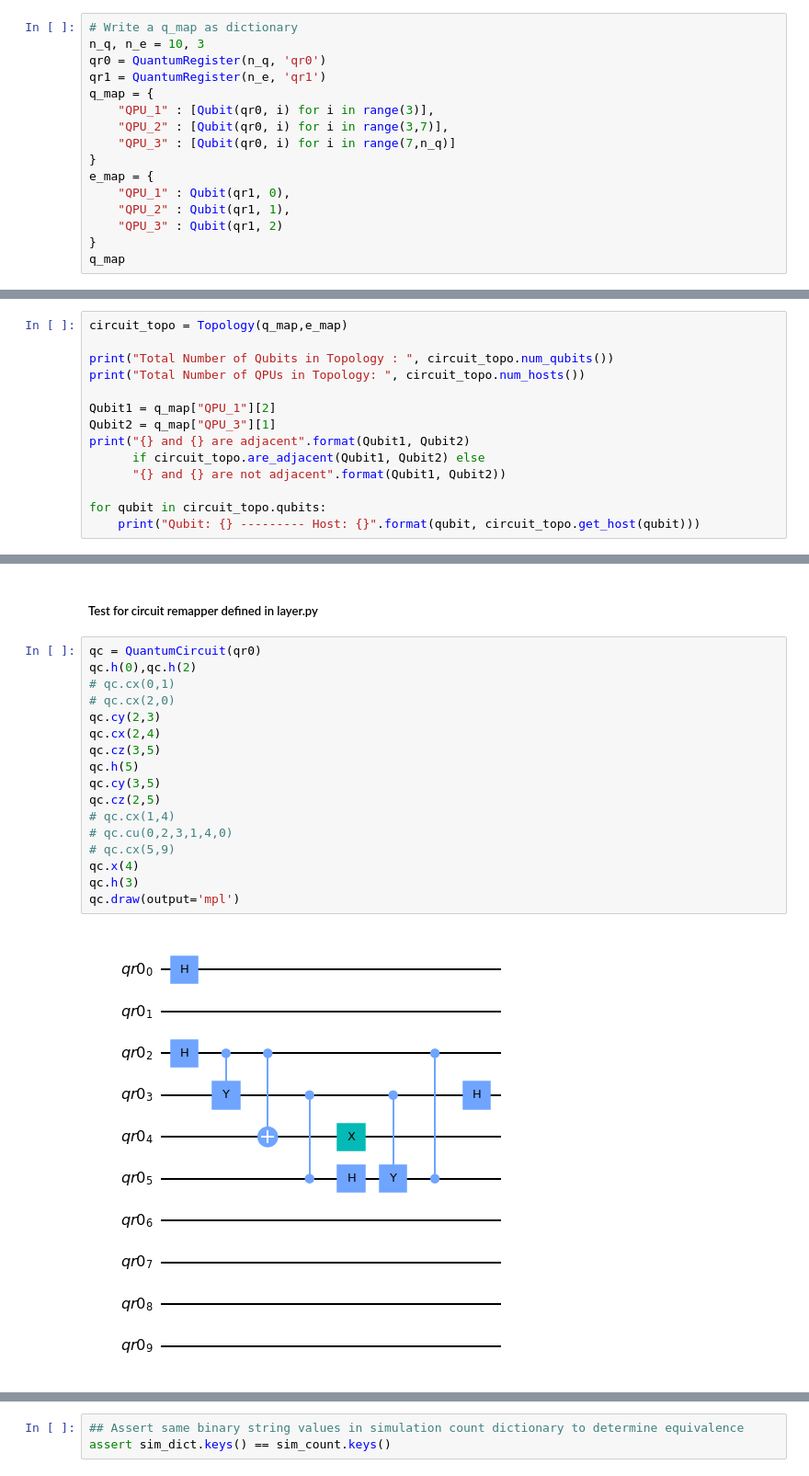
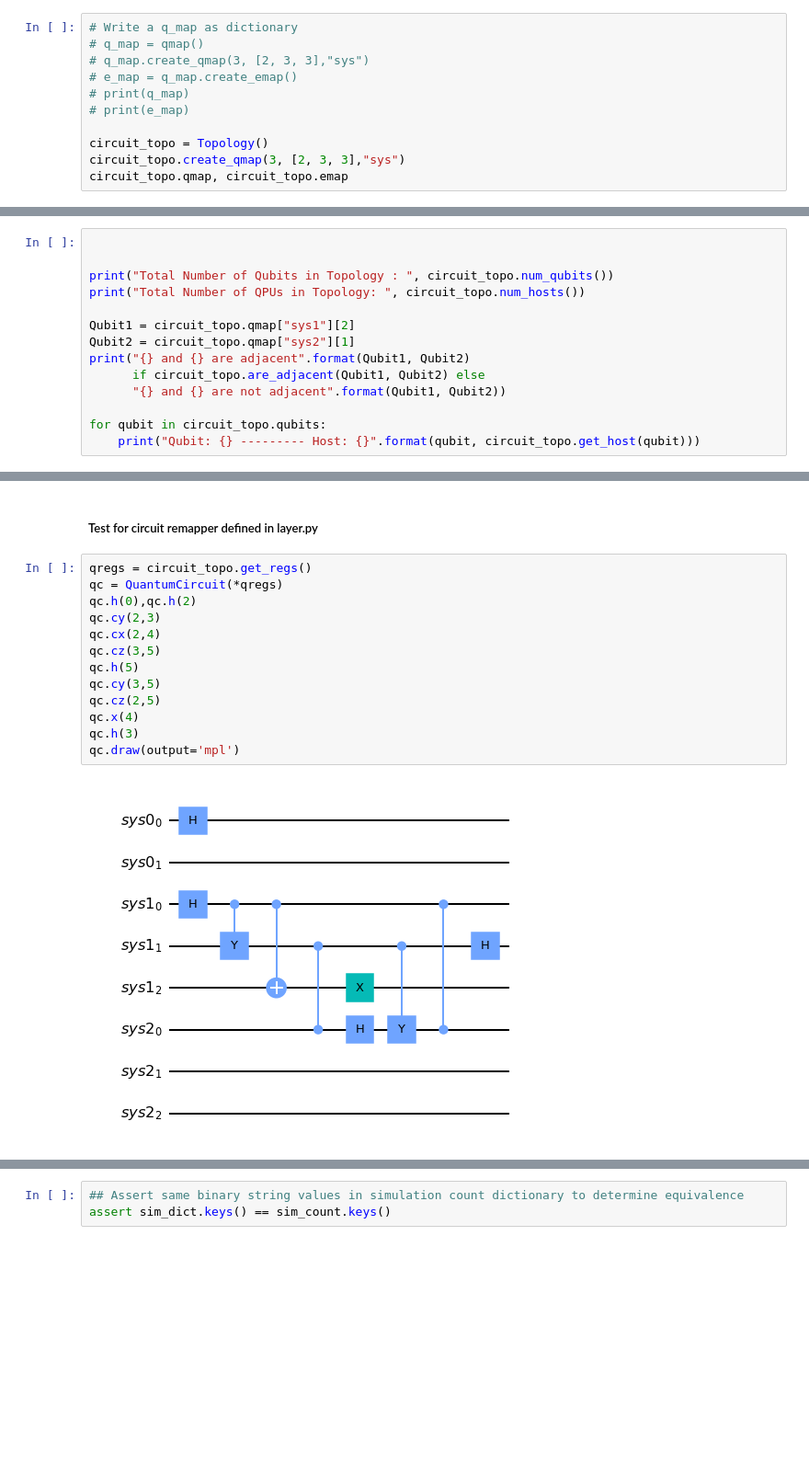
Before and after one commit to Interlin-q/diskit, a Jupyter notebook: distributed_qiskit/LayerByLayer.ipynb, the cells around one changed output, grey strips where cells are left out. Shown at 92% size. Saved outputs shown, nothing was run; the diff lists cells and outputs as text; blank space fills up the shorter version.

Commit message:
Add helper function to the Topology Class

```diff
--- a/distributed_qiskit/LayerByLayer.ipynb
+++ b/distributed_qiskit/LayerByLayer.ipynb
@@ -35,18 +35,13 @@ def measure_sim(qc, samples=20000):
 ##### TEST for TOPOLOGY
 # %%
 # Write a q_map as dictionary
-n_q, n_e = 10, 3
-qr0 = QuantumRegister(n_q, 'qr0')
-qr1 = QuantumRegister(n_e, 'qr1')
-q_map = {
-    "QPU_1" : [Qubit(qr0, i) for i in range(3)],
-    "QPU_2" : [Qubit(qr0, i) for i in range(3,7)],
-    "QPU_3" : [Qubit(qr0, i) for i in range(7,n_q)]
-}
-e_map = {
-    "QPU_1" : Qubit(qr1, 0),
-    "QPU_2" : Qubit(qr1, 1),
-    "QPU_3" : Qubit(qr1, 2)
-}
-q_map
+# q_map = qmap()
+# q_map.create_qmap(3, [2, 3, 3],"sys")
+# e_map = q_map.create_emap()
+# print(q_map)
+# print(e_map)
+
+circuit_topo = Topology()
+circuit_topo.create_qmap(3, [2, 3, 3],"sys")
+circuit_topo.qmap, circuit_topo.emap
 # %% [output]
@@ -63,13 +59,13 @@ q_map
 # %% [markdown]
 ###### Test for topology class methods
 # %%
-circuit_topo = Topology(q_map,e_map)
+
 
 print("Total Number of Qubits in Topology : ", circuit_topo.num_qubits())
 print("Total Number of QPUs in Topology: ", circuit_topo.num_hosts())
 
-Qubit1 = q_map["QPU_1"][2]
-Qubit2 = q_map["QPU_3"][1]
+Qubit1 = circuit_topo.qmap["sys1"][2]
+Qubit2 = circuit_topo.qmap["sys2"][1]
 print("{} and {} are adjacent".format(Qubit1, Qubit2)
       if circuit_topo.are_adjacent(Qubit1, Qubit2) else
       "{} and {} are not adjacent".format(Qubit1, Qubit2))
@@ -93,24 +87,20 @@ Qubit: Qubit(QuantumRegister(10, 'qr0'), 9) --------- Host: QPU_3
 # %% [markdown]
 ##### Test for circuit remapper defined in layer.py
 # %%
-qc = QuantumCircuit(qr0)
+qregs = circuit_topo.get_regs()
+qc = QuantumCircuit(*qregs)
 qc.h(0),qc.h(2)
-# qc.cx(0,1)
-# qc.cx(2,0)
 qc.cy(2,3)
 qc.cx(2,4)
 qc.cz(3,5)
 qc.h(5)
 qc.cy(3,5)
 qc.cz(2,5)
-# qc.cx(1,4)
-# qc.cu(0,2,3,1,4,0)
-# qc.cx(5,9)
 qc.x(4)
 qc.h(3)
 qc.draw(output='mpl')
 # %% [output]
-[figure, old version]
+[figure, new version]
 # %%
 circ_object = CircuitRemapper(circuit_topo)
 layers_here = circ_object._circuit_to_layers(qc)
```
Also changed, not shown: parts of 25 cells of this notebook, 2 other files.
